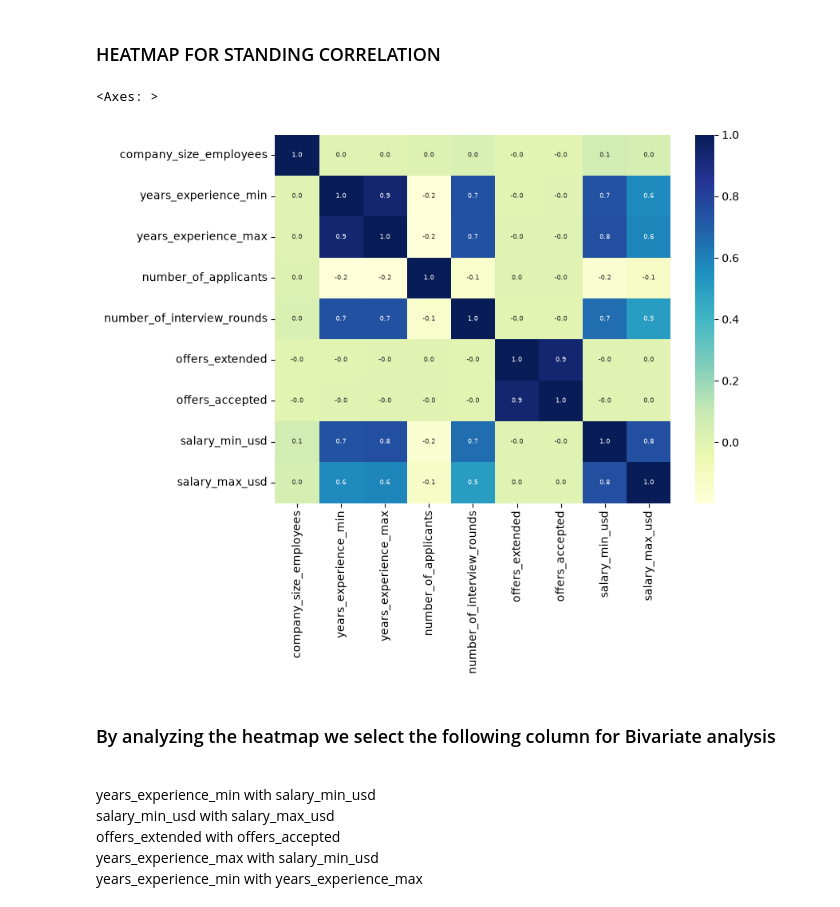
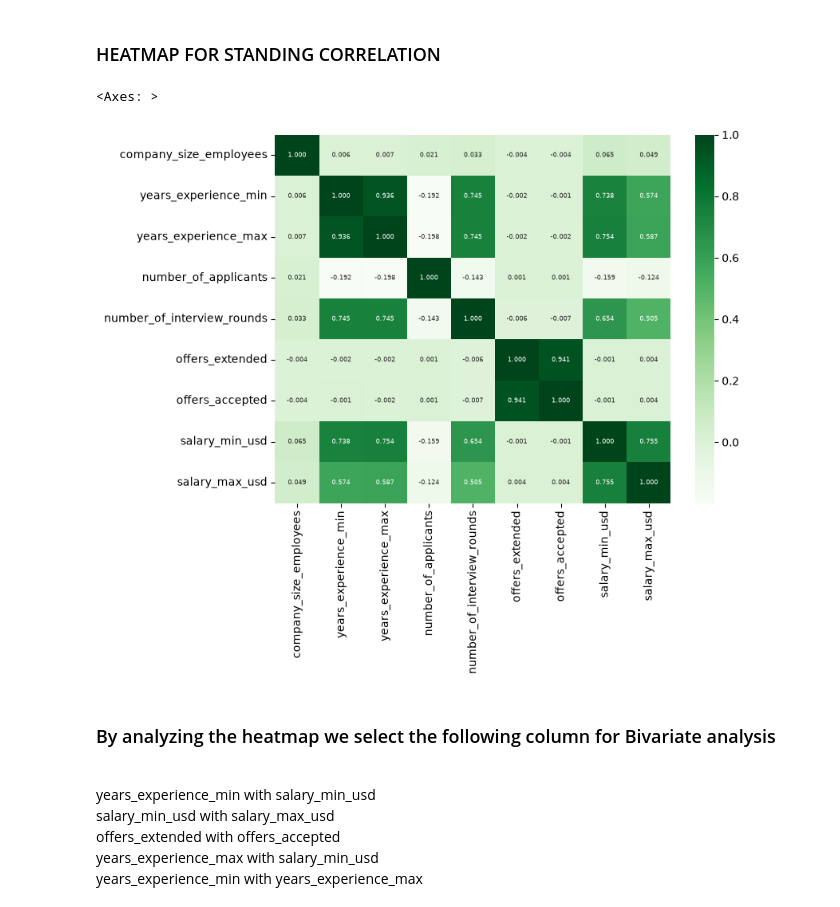
Before and after one commit to itsvartika23/Vartika_Singh_EDA, a Jupyter notebook: EDA.ipynb, the cells around one changed output. Cells and saved outputs as stored; diff of their text form; code cells hidden in the pictures.

```diff
--- a/EDA.ipynb
+++ b/EDA.ipynb
@@ -131,4 +131,4 @@ np.int64(1193)
 # %% [markdown]
 ### There are 1193 duplicate rows. We have to remove them.
 # %%
-df = df.drop_duplicates()
+df['job_id'].duplicated().sum()
@@ -1298,10 +1305,10 @@ overall job opportunities are more concentrated in E-commerce, Healthtech, and F
 ### HEATMAP FOR STANDING CORRELATION
 # %%
 plt.figure(figsize=(8,6))
-sns.heatmap(df.corr(numeric_only = True) , annot = True , fmt = '.1f' , cmap = 'YlGnBu' , annot_kws = {'size':6})
+sns.heatmap(df.corr(numeric_only = True) , annot =True , fmt = '.3f' , cmap = 'Greens' , annot_kws = {'size':6})
 # %% [output]
 <Axes: >
-[figure, old version]
+[figure, new version]
 # %% [markdown]
 ### By analyzing the heatmap we select the following column for Bivariate analysis
 <br>
```
Also changed, not shown: parts of 82 cells of this notebook.
